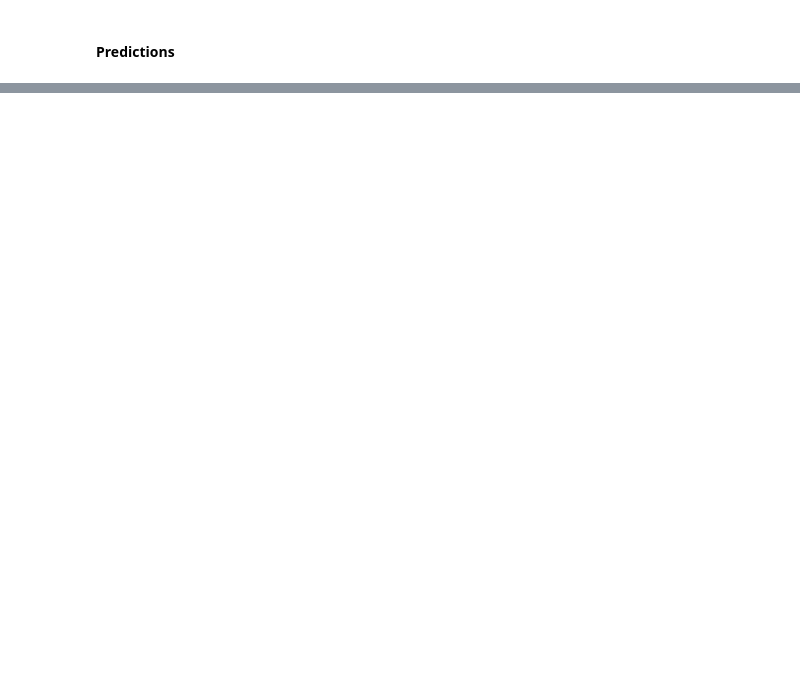
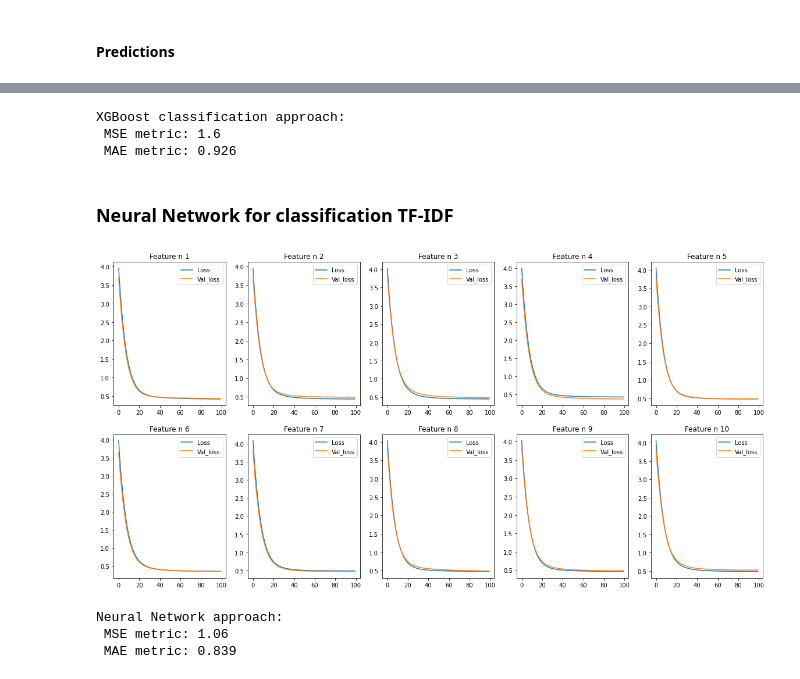
Before and after one commit to pierpaolododorico/five_personalities, a Jupyter notebook: notebook_project.ipynb, the cells around one changed output, grey strips where cells are left out. Drawn from its saved outputs; the diff is of its cells as text; code cells hidden in the pictures; blank space fills up the shorter version.

```diff
--- a/notebook_project.ipynb
+++ b/notebook_project.ipynb
@@ -725,0 +929,36 @@ Neural Network approach:
+# %%
+# calculate the MSE and MAE on Test Set
+test_mse_xgboost_class = ((y_pred.to_numpy()- y_test.to_numpy()) **2).mean()
+test_mae_xgboost_class = (abs(y_pred.to_numpy()- y_test.to_numpy())).mean()
+print(f"XGBoost classification approach: \n MSE metric: {test_mse_xgboost_class.round(3)} \n MAE metric: {test_mae_xgboost_class.round(3)}")
+# %% [output]
+XGBoost classification approach:
+ MSE metric: 1.6
+ MAE metric: 0.926
+# %% [markdown]
+### Neural Network for classification TF-IDF
+# %%
+models = []
+for i in range(10):
+    models.append(tf.keras.models.Sequential([
+                  tf.keras.layers.InputLayer((10,)),
+                  tf.keras.layers.Dense(128, activation="relu", kernel_regularizer=tf.keras.regularizers.l2(0.01)),
+                  tf.keras.layers.Dense(256, activation="relu", kernel_regularizer=tf.keras.regularizers.l2(0.01)),
+                  tf.keras.layers.Dense(128, activation="relu", kernel_regularizer=tf.keras.regularizers.l2(0.01)),
+                  tf.keras.layers.Dense(5, activation="softmax", kernel_regularizer=tf.keras.regularizers.l2(0.01))
+]))
+# %%
+tf.random.set_seed(42)
+
+history_list = []
+for (i, model) in enumerate(models):
+    model.compile(loss="binary_crossentropy",
+                optimizer=tf.keras.optimizers.Adam(learning_rate=1e-3),
+                metrics=["accuracy"])
+    history = model.fit(x_fake_smalltrain_tfidf, x_real_smalltrain_encoded[i], epochs=100,
+                    validation_data=(x_fake_val_tfidf, x_real_val_encoded[i]), verbose = False)
+    history_list.append(history)
+
+plot_multi_loss(history_list)
+# %% [output]
+[figure, added]
@@ -725,0 +978,9 @@ Neural Network approach:
+# %%
+# calculate the MSE and MAE on Test Set
+test_mse_nn = ((predicted - x_real_test.to_numpy()) **2).mean()
+test_mae_nn = (abs(predicted - x_real_test.to_numpy())).mean()
+print(f"Neural Network approach: \n MSE metric: {test_mse_nn.round(3)} \n MAE metric: {test_mae_nn.round(3)}")
+# %% [output]
+Neural Network approach:
+ MSE metric: 1.06
+ MAE metric: 0.839
```
Also changed, not shown: parts of 38 cells of this notebook.
